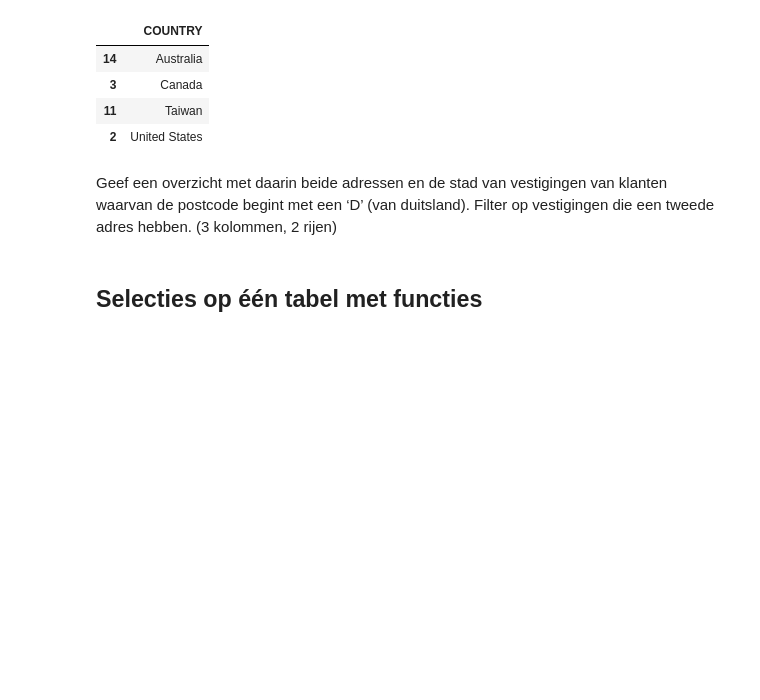
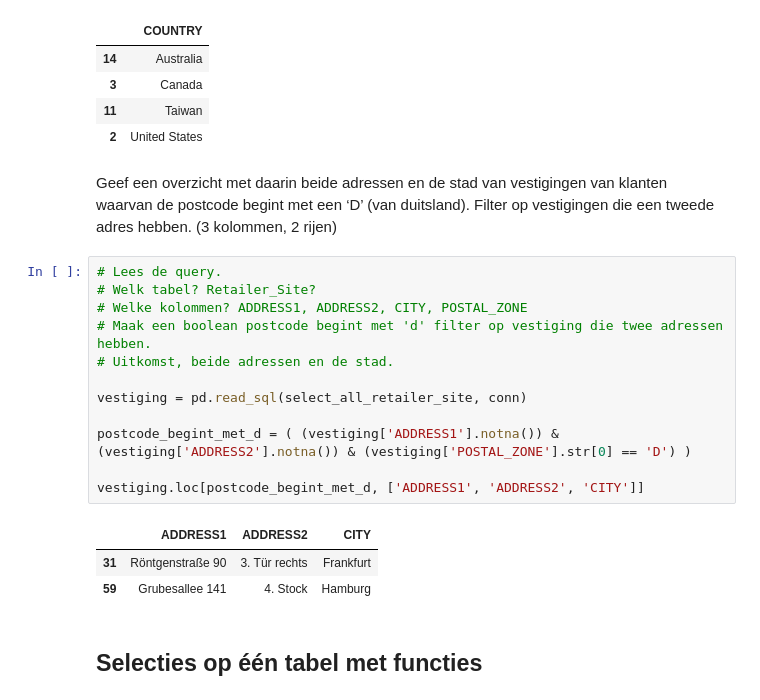
Before and after one commit to RobbertSchwarze/SEM4Robbert, a Jupyter notebook: DEAI - Pythonweek WC Dataselectie met pandas/Opdrachten.ipynb, the cells around one changed output. Drawn from its saved outputs; the diff is of its cells as text; blank space fills up the shorter version.

Commit message:
[Opdracht] postcode begint met d

```diff
--- a/DEAI - Pythonweek WC Dataselectie met pandas/Opdrachten.ipynb
+++ b/DEAI - Pythonweek WC Dataselectie met pandas/Opdrachten.ipynb
@@ -272,6 +268,22 @@ country.loc[country_dollar_new_dollar, ['COUNTRY']].sort_values('COUNTRY')
 | 2 | United States |
 # %% [markdown]
 Geef een overzicht met daarin beide adressen en de stad van vestigingen van klanten waarvan de postcode begint met een ‘D’ (van duitsland). Filter op vestigingen die een tweede adres hebben. (3 kolommen, 2 rijen)
+# %%
+# Lees de query.
+# Welk tabel? Retailer_Site?
+# Welke kolommen? ADDRESS1, ADDRESS2, CITY, POSTAL_ZONE
+# Maak een boolean postcode begint met 'd' filter op vestiging die twee adressen hebben.
+# Uitkomst, beide adressen en de stad.
+
+vestiging = pd.read_sql(select_all_retailer_site, conn)
+
+postcode_begint_met_d = ( (vestiging['ADDRESS1'].notna()) & (vestiging['ADDRESS2'].notna()) & (vestiging['POSTAL_ZONE'].str[0] == 'D') )
+
+vestiging.loc[postcode_begint_met_d, ['ADDRESS1', 'ADDRESS2', 'CITY']]
+# %% [output]
+|  | ADDRESS1 | ADDRESS2 | CITY |
+| 31 | Röntgenstraße 90 | 3. Tür rechts | Frankfurt |
+| 59 | Grubesallee 141 | 4. Stock | Hamburg |
 # %% [markdown]
 ## Selecties op één tabel met functies
 # %% [markdown]
```
Also changed, not shown: parts of 1 cell of this notebook.
